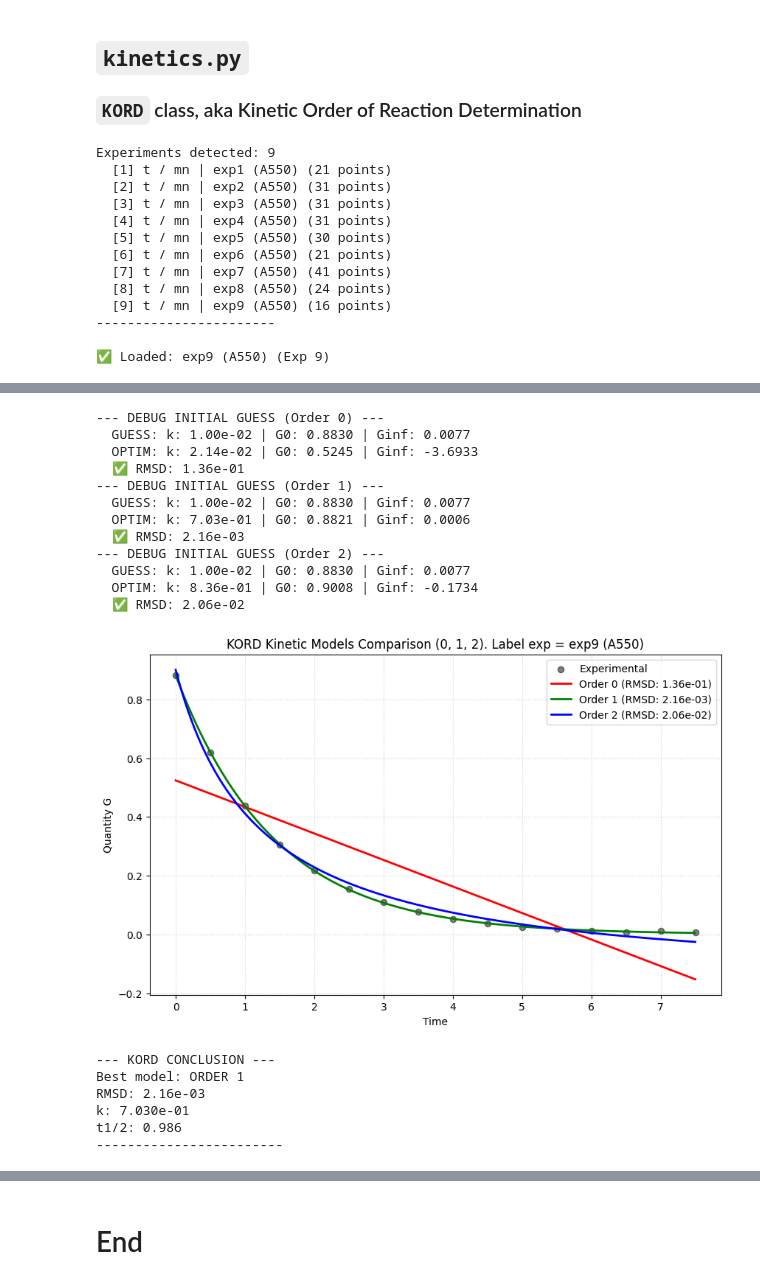
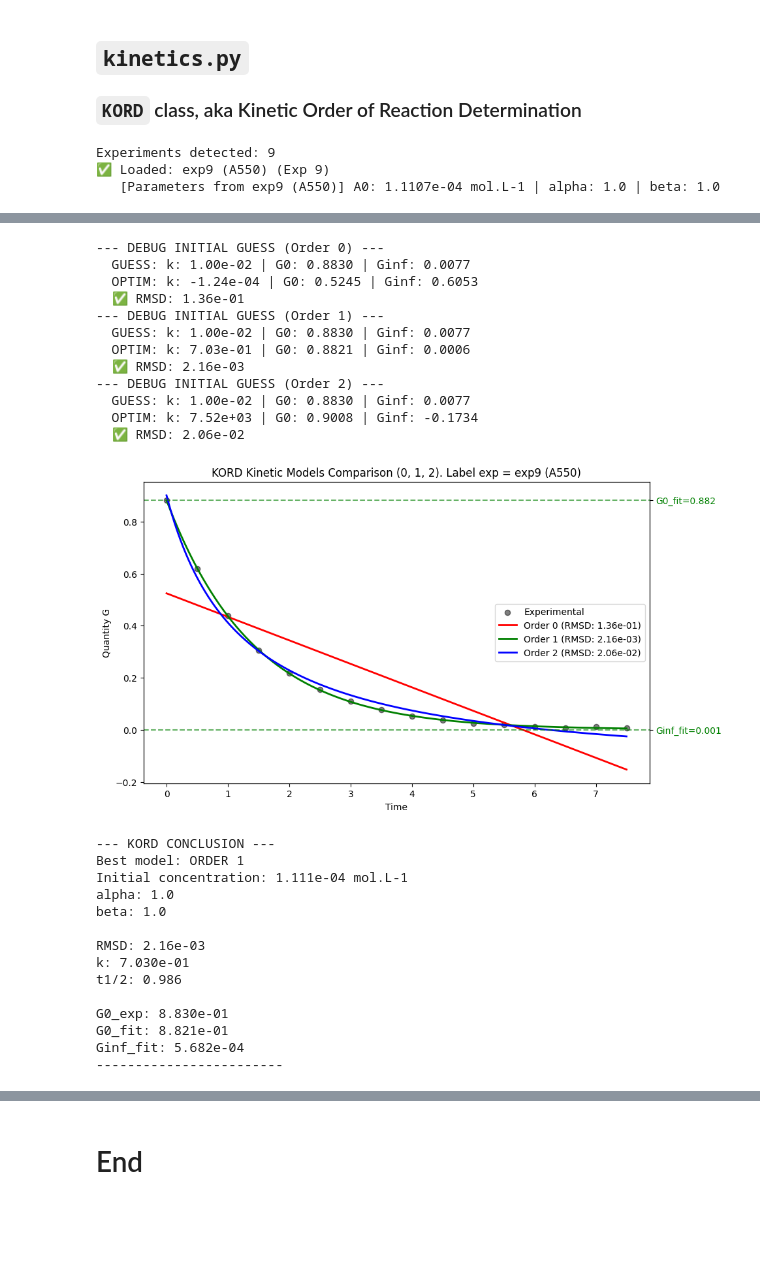
Before and after one commit to rpoteau/pyphyschemtools, a Jupyter notebook: Examples.ipynb, the cells around one changed output, grey strips where cells are left out. Cells and saved outputs as stored; diff of their text form; code cells hidden in the pictures; blank space fills up the shorter version.

Commit message:
Bump version: 0.3.3 → 0.3.4 (kord)

```diff
--- a/Examples.ipynb
+++ b/Examples.ipynb
@@ -146,22 +146,12 @@ with the 'macrocycle' option
 # %%
 from pyphyschemtools import KORD
 
-t, G, headers = KORD.load_from_excel('./data_examples/Kinetics/Example4Kord.xlsx', exp_number=9)
-study = KORD(t, G, headers, verbose=True)
+t, G, headers, parameters = KORD.load_from_excel('./data_examples/Kinetics/Example4Kord.xlsx', exp_number=9)
+study = KORD(t, G, headers, A0=parameters[0], alpha=parameters[1], beta=parameters[2], verbose=True)
 study.plot_all_fits()
 study.get_best_order()
 # %% [output]
 Experiments detected: 9
-  [1] t / mn | exp1 (A550) (21 points)
-  [2] t / mn | exp2 (A550) (31 points)
-  [3] t / mn | exp3 (A550) (31 points)
-  [4] t / mn | exp4 (A550) (31 points)
-  [5] t / mn | exp5 (A550) (30 points)
-  [6] t / mn | exp6 (A550) (21 points)
-  [7] t / mn | exp7 (A550) (41 points)
-  [8] t / mn | exp8 (A550) (24 points)
-  [9] t / mn | exp9 (A550) (16 points)
------------------------
-
 ✅ Loaded: exp9 (A550) (Exp 9)
+   [Parameters from exp9 (A550)] A0: 1.1107e-04 mol.L-1 | alpha: 1.0 | beta: 1.0
 |  | t / mn | exp9 (A550) |
@@ -184,21 +174,29 @@ Experiments detected: 9
 --- DEBUG INITIAL GUESS (Order 0) ---
   GUESS: k: 1.00e-02 | G0: 0.8830 | Ginf: 0.0077
-  OPTIM: k: 2.14e-02 | G0: 0.5245 | Ginf: -3.6933
+  OPTIM: k: -1.24e-04 | G0: 0.5245 | Ginf: 0.6053
   ✅ RMSD: 1.36e-01
 --- DEBUG INITIAL GUESS (Order 1) ---
   GUESS: k: 1.00e-02 | G0: 0.8830 | Ginf: 0.0077
   OPTIM: k: 7.03e-01 | G0: 0.8821 | Ginf: 0.0006
   ✅ RMSD: 2.16e-03
 --- DEBUG INITIAL GUESS (Order 2) ---
   GUESS: k: 1.00e-02 | G0: 0.8830 | Ginf: 0.0077
-  OPTIM: k: 8.36e-01 | G0: 0.9008 | Ginf: -0.1734
+  OPTIM: k: 7.52e+03 | G0: 0.9008 | Ginf: -0.1734
   ✅ RMSD: 2.06e-02
-[figure, old version]
+[figure, new version]
 --- KORD CONCLUSION ---
 Best model: ORDER 1
+Initial concentration: 1.111e-04 mol.L-1
+alpha: 1.0
+beta: 1.0
+
 RMSD: 2.16e-03
 k: 7.030e-01
 t1/2: 0.986
+
+G0_exp: 8.830e-01
+G0_fit: 8.821e-01
+Ginf_fit: 5.682e-04
 ------------------------
 # %%
 t4pPC.end()
```
Also changed, not shown: parts of 2 cells of this notebook, 35 other files.
